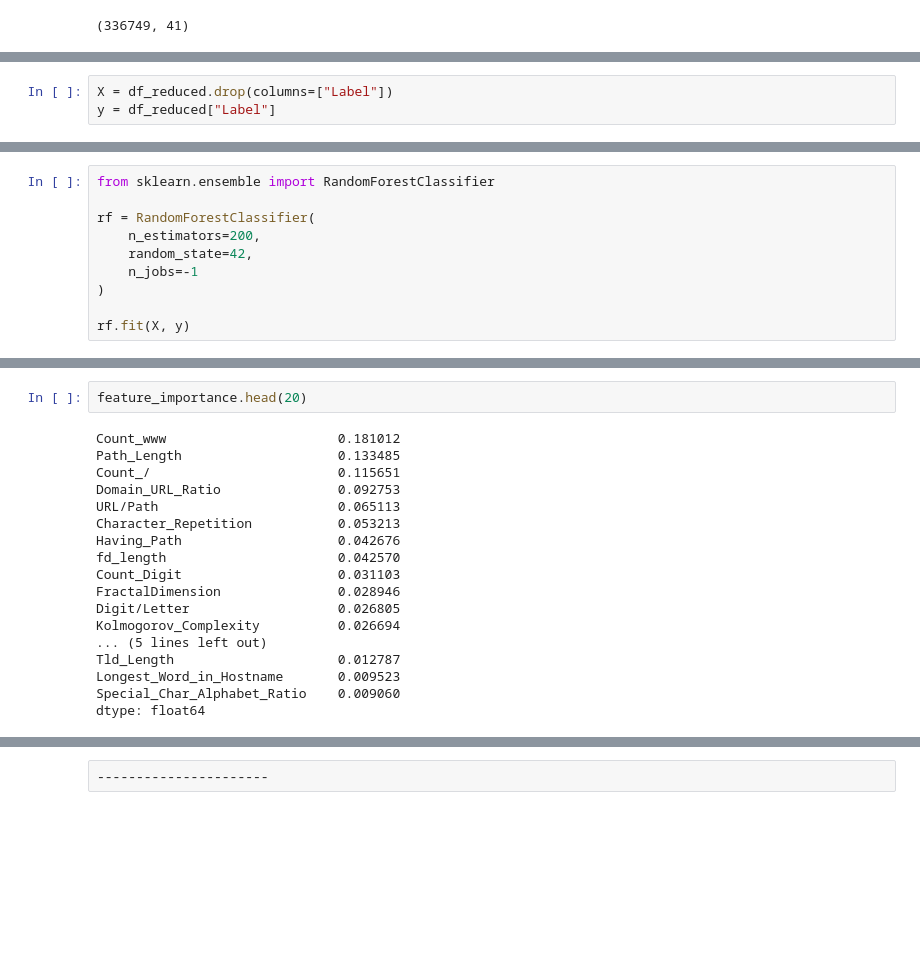
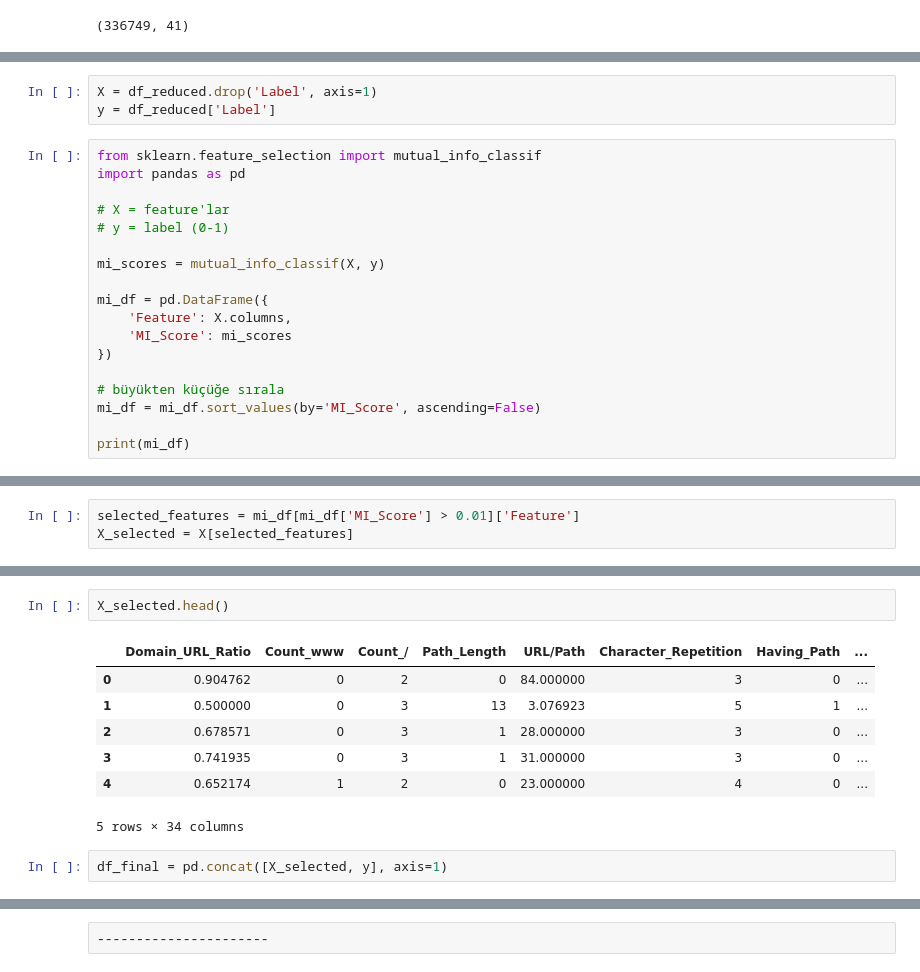
Before and after one commit to mmeliht/URL-Phishing-Detection, a Jupyter notebook: 2_reduce_feature.ipynb, the cells around one changed output, grey strips where cells are left out. Saved outputs shown, nothing was run; the diff lists cells and outputs as text; blank space fills up the shorter version.

Commit message:
changed feature selection metheods

```diff
--- a/2_reduce_feature.ipynb
+++ b/2_reduce_feature.ipynb
@@ -77,3 +78,21 @@ df_reduced.shape
+# %%
+X = df_reduced.drop('Label', axis=1)
+y = df_reduced['Label']
 # %%
-X = df_reduced.drop(columns=["Label"])
-y = df_reduced["Label"]
+from sklearn.feature_selection import mutual_info_classif
+import pandas as pd
+
+# X = feature'lar
+# y = label (0-1)
+
+mi_scores = mutual_info_classif(X, y)
+
+mi_df = pd.DataFrame({
+    'Feature': X.columns,
+    'MI_Score': mi_scores
+})
+
+# büyükten küçüğe sırala
+mi_df = mi_df.sort_values(by='MI_Score', ascending=False)
+
+print(mi_df)
@@ -80,10 +117,3 @@ y = df_reduced["Label"]
 # %%
-from sklearn.ensemble import RandomForestClassifier
-
-rf = RandomForestClassifier(
-    n_estimators=200,
-    random_state=42,
-    n_jobs=-1
-)
-
-rf.fit(X, y)
+selected_features = mi_df[mi_df['MI_Score'] > 0.01]['Feature']
+X_selected = X[selected_features]
@@ -119,21 +124,13 @@ dtype: float64
 # %%
-feature_importance.head(20)
+X_selected.head()
 # %% [output]
+|  | Domain_URL_Ratio | Count_www | Count_/ | Path_Length | URL/Path | Character_Repetition | Having_Path | ... |
+| 0 | 0.904762 | 0 | 2 | 0 | 84.000000 | 3 | 0 | ... |
+| 1 | 0.500000 | 0 | 3 | 13 | 3.076923 | 5 | 1 | ... |
+| 2 | 0.678571 | 0 | 3 | 1 | 28.000000 | 3 | 0 | ... |
+| 3 | 0.741935 | 0 | 3 | 1 | 31.000000 | 3 | 0 | ... |
+| 4 | 0.652174 | 1 | 2 | 0 | 23.000000 | 4 | 0 | ... |
-Count_www                      0.181012
-Path_Length                    0.133485
-Count_/                        0.115651
-Domain_URL_Ratio               0.092753
-URL/Path                       0.065113
-Character_Repetition           0.053213
-Having_Path                    0.042676
-fd_length                      0.042570
-Count_Digit                    0.031103
-FractalDimension               0.028946
-Digit/Letter                   0.026805
-Kolmogorov_Complexity          0.026694
-... (5 lines left out)
-Tld_Length                     0.012787
-Longest_Word_in_Hostname       0.009523
-Special_Char_Alphabet_Ratio    0.009060
-dtype: float64
+5 rows × 34 columns
+# %%
+df_final = pd.concat([X_selected, y], axis=1)
 # %%
```
Also changed, not shown: parts of 14 cells of this notebook, 2 other files.
